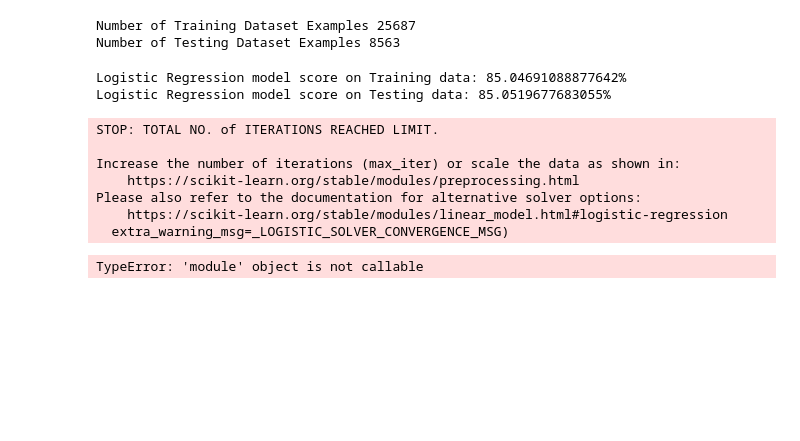
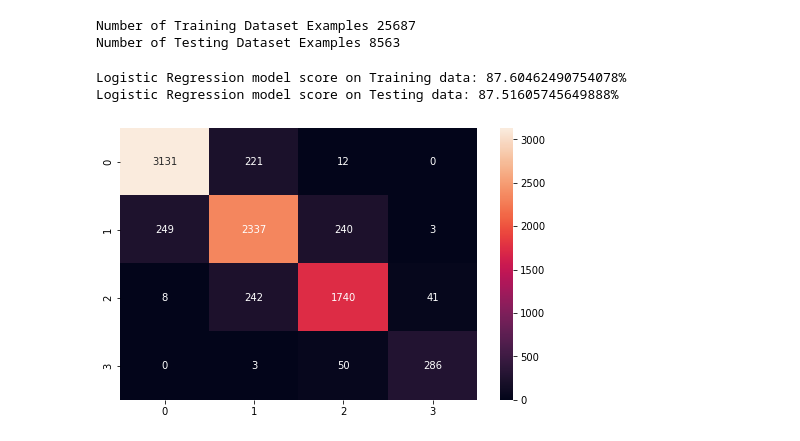
Before and after one commit to eyadayman12/The-Hewlett-Foundation-Short-Answer-Scoring, a Jupyter notebook: Short Answer Scoring.ipynb, the cells around one changed output. Saved outputs shown, nothing was run; the diff lists cells and outputs as text; code cells hidden in the pictures; blank space fills up the shorter version.

```diff
--- a/Short Answer Scoring.ipynb
+++ b/Short Answer Scoring.ipynb
@@ -520,2 +531,4 @@ array([1, 1, 1, 0, 2], dtype=int64)
 # %%
 X = np.column_stack((data_seq, sent_counts,word_counts_X,sent_counts, essay_set, score2_set))
+# %%
+X2 = np.column_stack((data_seq_scale, sent_counts,word_counts_X_scale,sent_counts, essay_set, score2_set))
@@ -550,6 +583,8 @@ y[0:5]
 array([1, 1, 1, 0, 2], dtype=int64)
 # %%
 X_train, X_test, y_train, y_test = train_test_split(X, y, test_size=0.25, random_state=42)
+# %%
+X2_train, X2_test, y2_train, y2_test = train_test_split(X2, y, test_size=0.25, random_state=42)
 # %%
 print(f"Number of Training Dataset Examples {X_train.shape[0]}")
 print(f"Number of Testing Dataset Examples {X_test.shape[0]}")
@@ -557,60 +592,24 @@ print(f"Number of Testing Dataset Examples {X_test.shape[0]}")
 Number of Training Dataset Examples 25687
 Number of Testing Dataset Examples 8563
 # %%
-def train(model, model_name):
+def train(model, model_name, X_train, X_test, y_train, y_test):
     model.fit(X_train, y_train)
     model_train_score = model.score(X_train, y_train)
     model_test_score = model.score(X_test, y_test)
     print(f"{model_name} model score on Training data: {model_train_score * 100}%\n{model_name} model score on Testing data: {model_test_score * 100}%")
 
-def conf_matrix(model):
+def conf_matrix(model, X_test, y_test):
     y_pred = model.predict(X_test)
     cm = confusion_matrix(y_test, y_pred)
     plt.figure(figsize=(8,5))
-    sns.heatmap(cm, annot=True);
+    sns.heatmap(cm, annot=True, fmt='g');
 
-def class_report(model):
+def class_report(model, X_test, y_test):
     y_pred = model.predict(X_test)
     print(classification_report(y_test, y_pred))
-
-def roc(model, model_name):
-    y_pred_svm = model.decision_function(X_test)
-    svm_fpr, svm_tpr, _ = roc_curve(y_test, y_pred_svm)
-    auc_svm = auc(svm_fpr, svm_tpr)
-    plt.figure(figsize=(5, 5), dpi=100)
-    plt.plot(svm_fpr, svm_tpr, color="darkorange", label=f'{model_name} (auc = %0.3f)' % auc_svm)
-    plt.plot([0, 1], [0, 1], color="navy", lw=2, linestyle="--")
-    plt.xlabel('False Positive Rate -->')
-    plt.ylabel('True Positive Rate -->')
-    plt.legend()
-    plt.show()
 # %%
-lr_model = LogisticRegression(max_iter=10000)
-train(lr_model, "Logistic Regression")
+lr_model = LogisticRegression(max_iter=30000)
+train(lr_model, "Logistic Regression", X2_train, X2_test, y2_train, y2_test)
 # %% [output]
-Logistic Regression model score on Training data: 85.04691088877642%
-Logistic Regression model score on Testing data: 85.0519677683055%
+Logistic Regression model score on Training data: 87.60462490754078%
+Logistic Regression model score on Testing data: 87.51605745649888%
-STOP: TOTAL NO. of ITERATIONS REACHED LIMIT.
-
-Increase the number of iterations (max_iter) or scale the data as shown in:
-    https://scikit-learn.org/stable/modules/preprocessing.html
-Please also refer to the documentation for alternative solver options:
-    https://scikit-learn.org/stable/modules/linear_model.html#logistic-regression
-  extra_warning_msg=_LOGISTIC_SOLVER_CONVERGENCE_MSG)
-# %%
-embedding_vector_length = 32
-text_in = Input(shape=(500,), name='text')
-embedding = Embedding(output_dim=embedding_vector_length, input_dim=top_words, input_length=500)(text_in)
-lstm_1= LSTM(100, return_sequences = True)(embedding)
-lstm_2 = LSTM(150)(lstm_1)
-features_in = Input(shape=(3,), name='features')
-x = merge([lstm_2, features_in], mode='concat')
-dropout = Dropout(0.2)(x)
-D1 = Dense(200,W_regularizer=l2(0.01),b_regularizer = l2(0.01))(dropout) # try 150 dense after this
-ED1 = ELU()(D1)
-score = Dense(4, activation='softmax', name='score',W_regularizer=l2(0.01),b_regularizer = l2(0.01))(ED1)
-model = Model(input=[text_in, features_in], output=[score])
-adam = Adam(lr = 0.001)#, decay = 1e-4)
-print(model.summary())
-# %% [output]
-TypeError: 'module' object is not callable
@@ -621,0 +616,4 @@ model.fit([X_train,features_train], y_train, nb_epoch = 20, batch_size=128, vali
+# %%
+conf_matrix(lr_model, X2_test, y2_test)
+# %% [output]
+[figure, added]
```
Also changed, not shown: parts of 37 cells of this notebook.
